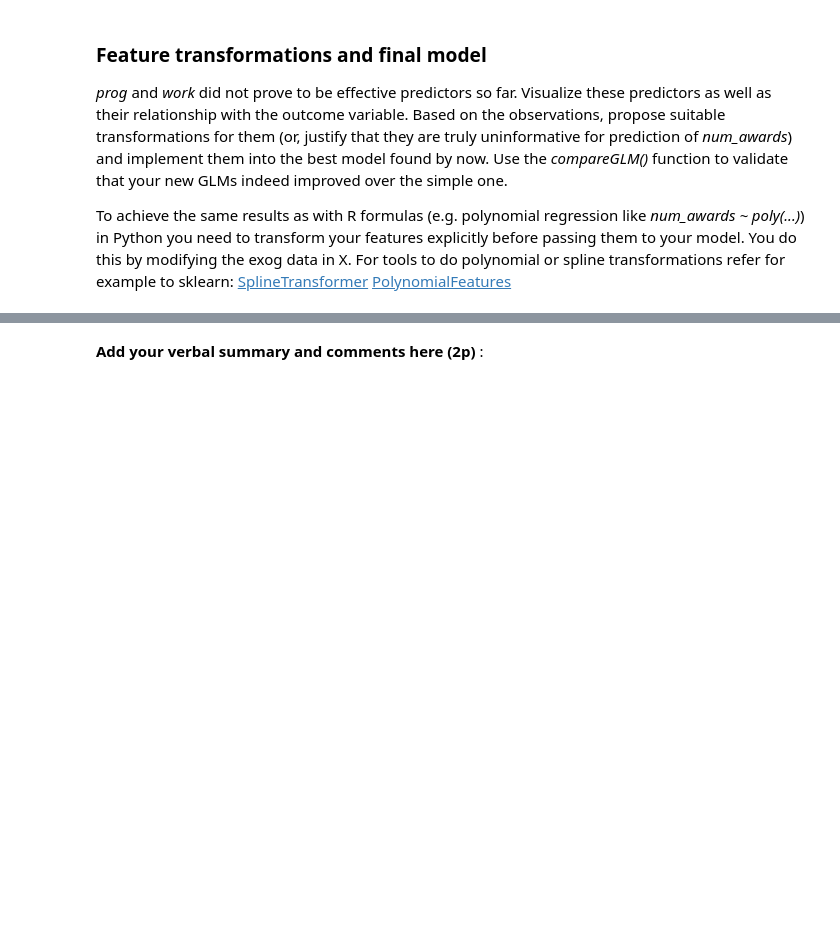
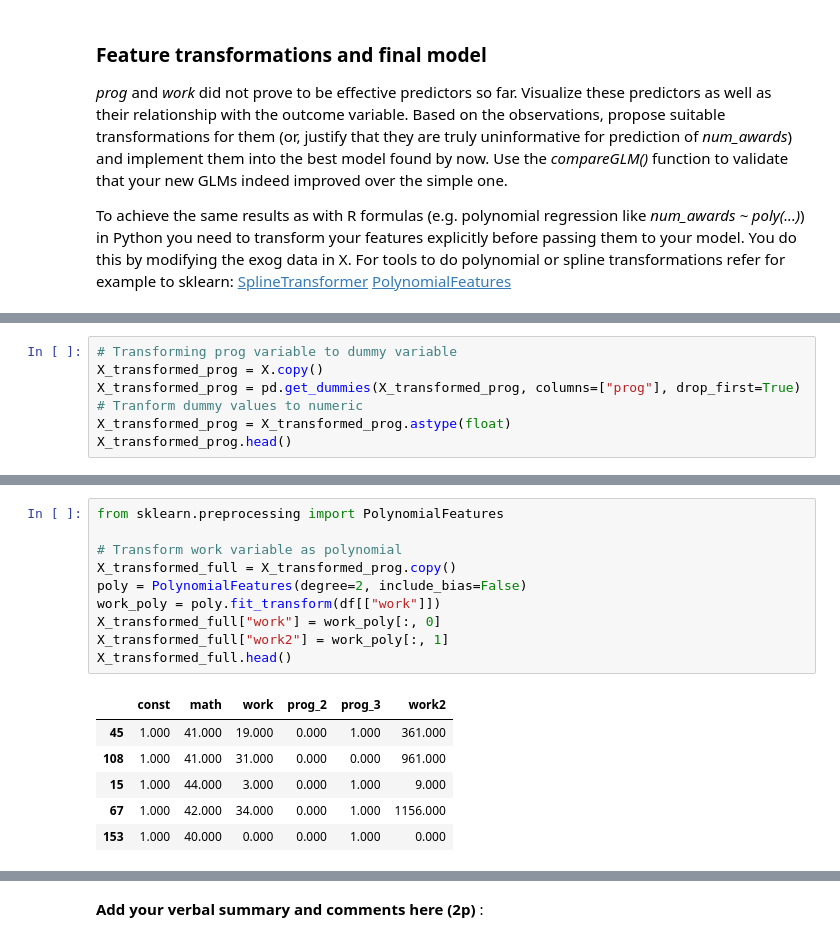
Before and after one commit to SGavula/CTU_SAN, a Jupyter notebook: san_assignment_3/SAN_assignment_GLM.ipynb, the cells around one changed output, grey strips where cells are left out. Saved outputs shown, nothing was run; the diff lists cells and outputs as text; blank space fills up the shorter version.

```diff
--- a/san_assignment_3/SAN_assignment_GLM.ipynb
+++ b/san_assignment_3/SAN_assignment_GLM.ipynb
@@ -146,0 +327,7 @@ plt.show()
+# %%
+# Transforming prog variable to dummy variable
+X_transformed_prog = X.copy()
+X_transformed_prog = pd.get_dummies(X_transformed_prog, columns=["prog"], drop_first=True)
+# Tranform dummy values to numeric
+X_transformed_prog = X_transformed_prog.astype(float)
+X_transformed_prog.head()
@@ -146,0 +374,17 @@ plt.show()
+# %%
+from sklearn.preprocessing import PolynomialFeatures
+
+# Transform work variable as polynomial
+X_transformed_full = X_transformed_prog.copy()
+poly = PolynomialFeatures(degree=2, include_bias=False)
+work_poly = poly.fit_transform(df[["work"]])
+X_transformed_full["work"] = work_poly[:, 0]
+X_transformed_full["work2"] = work_poly[:, 1]
+X_transformed_full.head()
+# %% [output]
+|  | const | math | work | prog_2 | prog_3 | work2 |
+| 45 | 1.000 | 41.000 | 19.000 | 0.000 | 1.000 | 361.000 |
+| 108 | 1.000 | 41.000 | 31.000 | 0.000 | 0.000 | 961.000 |
+| 15 | 1.000 | 44.000 | 3.000 | 0.000 | 1.000 | 9.000 |
+| 67 | 1.000 | 42.000 | 34.000 | 0.000 | 1.000 | 1156.000 |
+| 153 | 1.000 | 40.000 | 0.000 | 0.000 | 1.000 | 0.000 |
```
Also changed, not shown: parts of 22 cells of this notebook.
